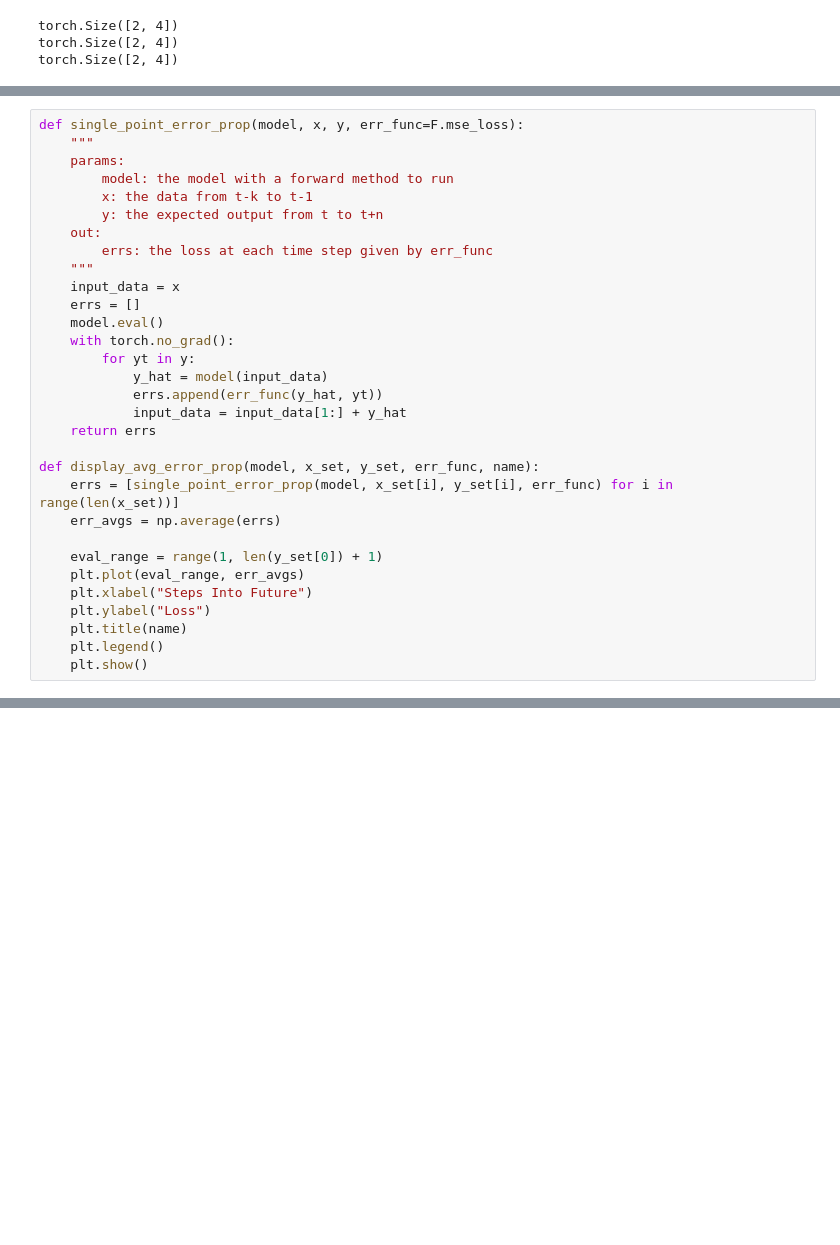
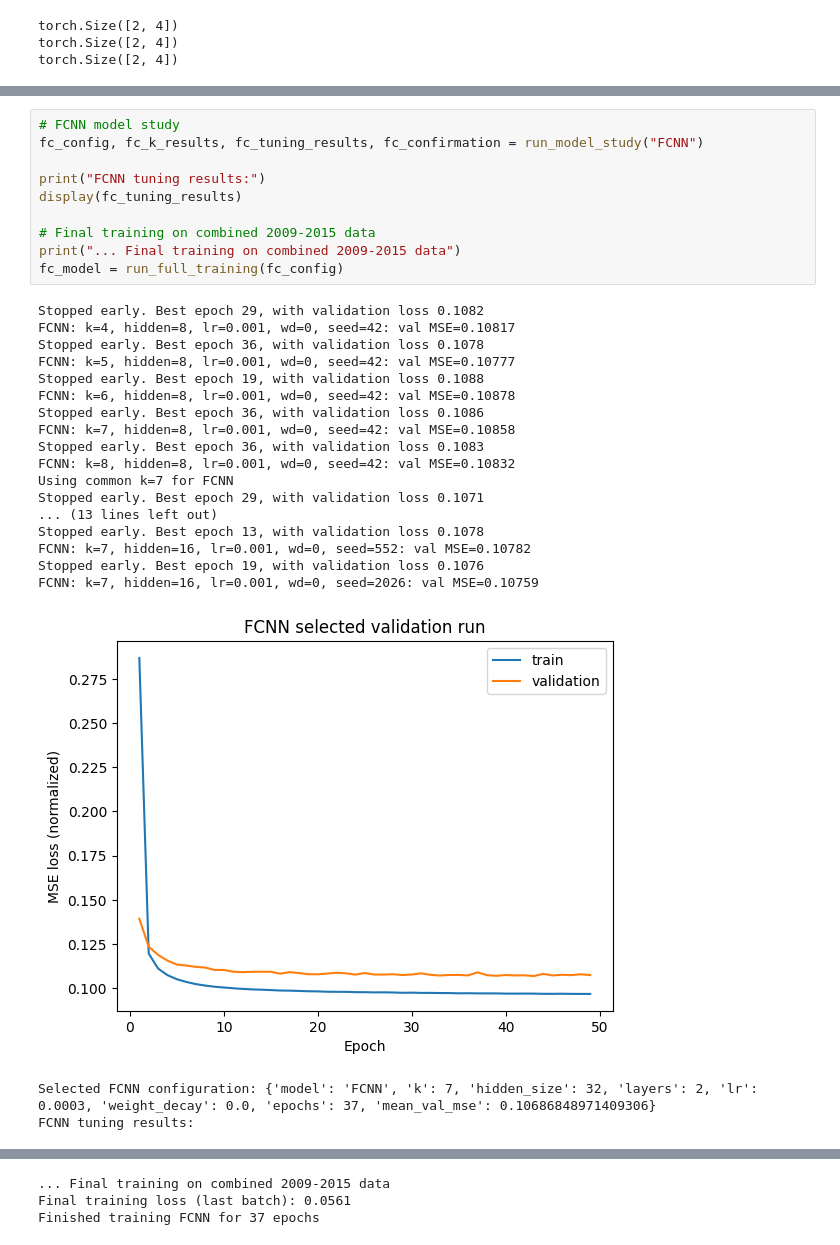
Before and after one commit to Yoonicornn/552-Assignment-2, a Jupyter notebook: ECSE552 W25 Assignment2 part3 Group 5.ipynb, the cells around one changed output, grey strips where cells are left out. Saved outputs shown, nothing was run; the diff lists cells and outputs as text; blank space fills up the shorter version.

```diff
--- a/ECSE552 W25 Assignment2 part3 Group 5.ipynb
+++ b/ECSE552 W25 Assignment2 part3 Group 5.ipynb
@@ -758,31 +957,31 @@ Done.
-# %%
-def single_point_error_prop(model, x, y, err_func=F.mse_loss):
-    """
-    params:
-        model: the model with a forward method to run
-        x: the data from t-k to t-1
-        y: the expected output from t to t+n
-    out:
-        errs: the loss at each time step given by err_func
-    """
-    input_data = x
-    errs = []
-    model.eval()
-    with torch.no_grad():
-        for yt in y:
-            y_hat = model(input_data)
-            errs.append(err_func(y_hat, yt))
-            input_data = input_data[1:] + y_hat
-    return errs
-
-def display_avg_error_prop(model, x_set, y_set, err_func, name):
-    errs = [single_point_error_prop(model, x_set[i], y_set[i], err_func) for i in range(len(x_set))]
-    err_avgs = np.average(errs)
-
-    eval_range = range(1, len(y_set[0]) + 1)
-    plt.plot(eval_range, err_avgs)
-    plt.xlabel("Steps Into Future")
-    plt.ylabel("Loss")
-    plt.title(name)
-    plt.legend()
-    plt.show()
+# %%
+# FCNN model study
+fc_config, fc_k_results, fc_tuning_results, fc_confirmation = run_model_study("FCNN")
+
+print("FCNN tuning results:")
+display(fc_tuning_results)
+
+# Final training on combined 2009-2015 data
+print("... Final training on combined 2009-2015 data")
+fc_model = run_full_training(fc_config)
+# %% [output]
+Stopped early. Best epoch 29, with validation loss 0.1082
+FCNN: k=4, hidden=8, lr=0.001, wd=0, seed=42: val MSE=0.10817
+Stopped early. Best epoch 36, with validation loss 0.1078
+FCNN: k=5, hidden=8, lr=0.001, wd=0, seed=42: val MSE=0.10777
+Stopped early. Best epoch 19, with validation loss 0.1088
+FCNN: k=6, hidden=8, lr=0.001, wd=0, seed=42: val MSE=0.10878
+Stopped early. Best epoch 36, with validation loss 0.1086
+FCNN: k=7, hidden=8, lr=0.001, wd=0, seed=42: val MSE=0.10858
+Stopped early. Best epoch 36, with validation loss 0.1083
+FCNN: k=8, hidden=8, lr=0.001, wd=0, seed=42: val MSE=0.10832
+Using common k=7 for FCNN
+Stopped early. Best epoch 29, with validation loss 0.1071
+... (13 lines left out)
+Stopped early. Best epoch 13, with validation loss 0.1078
+FCNN: k=7, hidden=16, lr=0.001, wd=0, seed=552: val MSE=0.10782
+Stopped early. Best epoch 19, with validation loss 0.1076
+FCNN: k=7, hidden=16, lr=0.001, wd=0, seed=2026: val MSE=0.10759
+[figure, added]
+Selected FCNN configuration: {'model': 'FCNN', 'k': 7, 'hidden_size': 32, 'layers': 2, 'lr': 0.0003, 'weight_decay': 0.0, 'epochs': 37, 'mean_val_mse': 0.10686848971409306}
+FCNN tuning results:
@@ -788,0 +995,3 @@ def display_avg_error_prop(model, x_set, y_set, err_func, name):
+... Final training on combined 2009-2015 data
+Final training loss (last batch): 0.0561
+Finished training FCNN for 37 epochs
```
Also changed, not shown: parts of 23 cells of this notebook, 1 other file.
